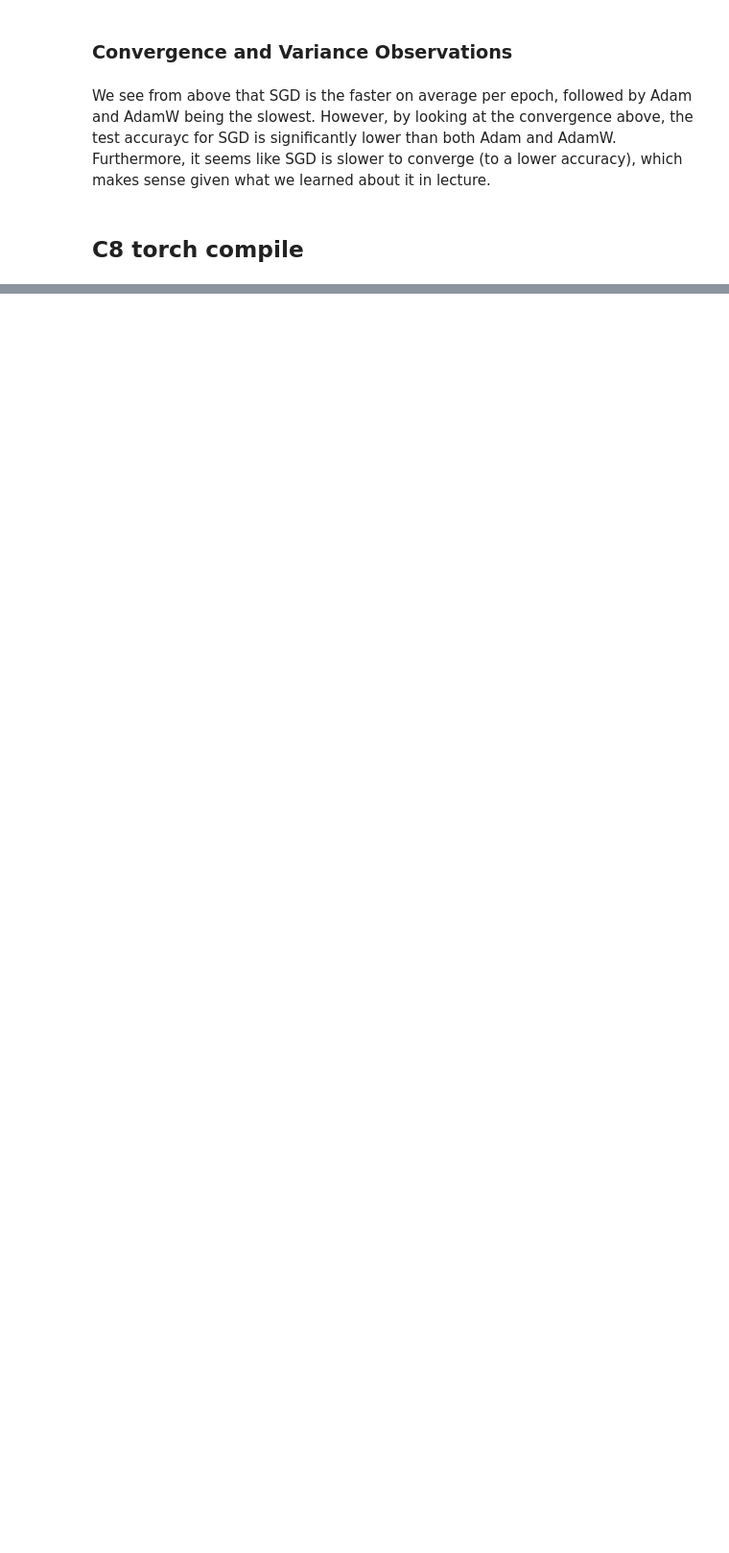
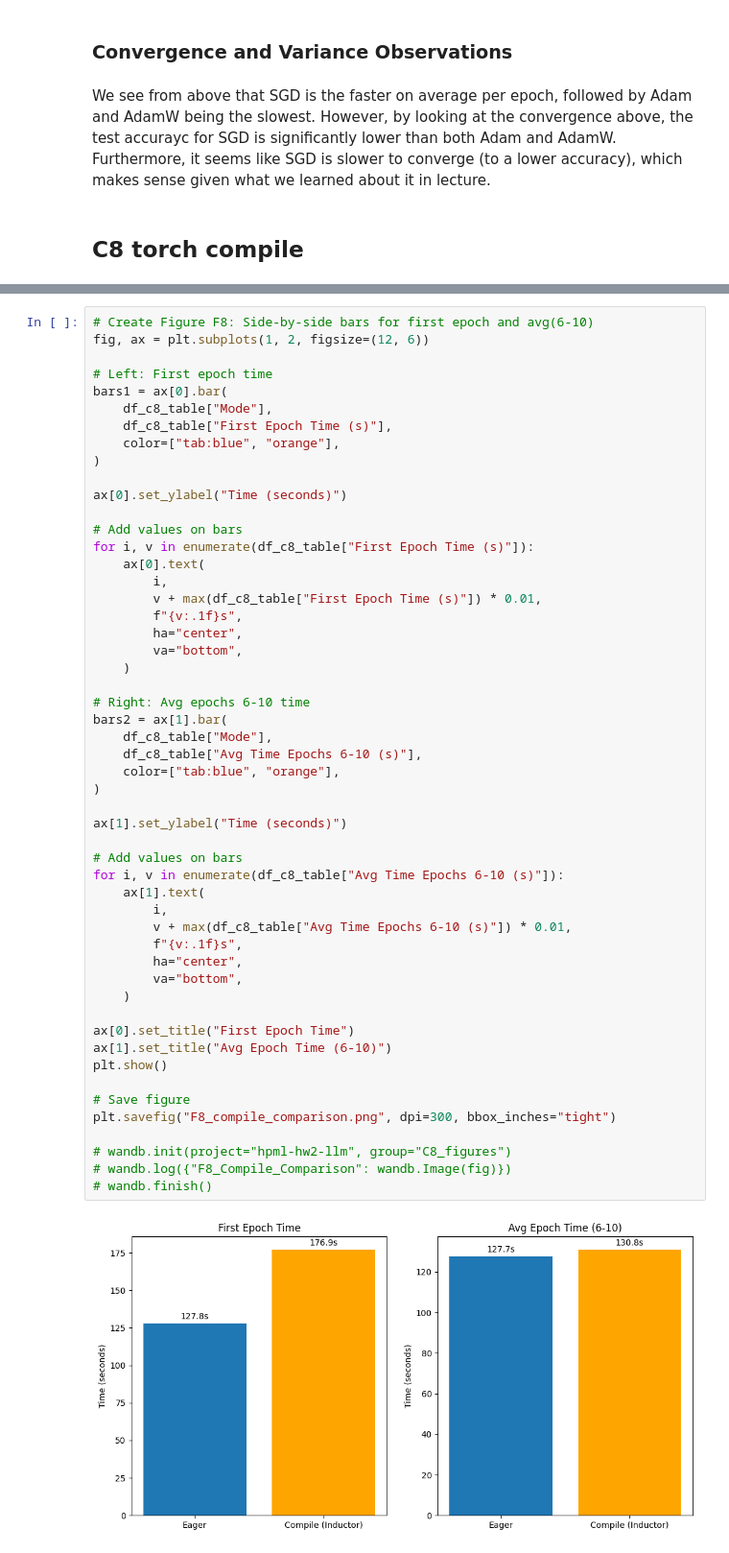
Before and after one commit to fred144/HPML_autumn25, a Jupyter notebook: pset2/hw2_fbg2107.ipynb, the cells around one changed output, grey strips where cells are left out. Shown: that part at 96% size. Drawn from its saved outputs; the diff is of its cells as text; blank space fills up the shorter version.

```diff
--- a/pset2/hw2_fbg2107.ipynb
+++ b/pset2/hw2_fbg2107.ipynb
@@ -1971,0 +2263,54 @@ We see from above that SGD is the faster on average per epoch, followed by Adam
+# %%
+# Create Figure F8: Side-by-side bars for first epoch and avg(6-10)
+fig, ax = plt.subplots(1, 2, figsize=(12, 6))
+
+# Left: First epoch time
+bars1 = ax[0].bar(
+    df_c8_table["Mode"],
+    df_c8_table["First Epoch Time (s)"],
+    color=["tab:blue", "orange"],
+)
+
+ax[0].set_ylabel("Time (seconds)")
+
+# Add values on bars
+for i, v in enumerate(df_c8_table["First Epoch Time (s)"]):
+    ax[0].text(
+        i,
+        v + max(df_c8_table["First Epoch Time (s)"]) * 0.01,
+        f"{v:.1f}s",
+        ha="center",
+        va="bottom",
+    )
+
+# Right: Avg epochs 6-10 time
+bars2 = ax[1].bar(
+    df_c8_table["Mode"],
+    df_c8_table["Avg Time Epochs 6-10 (s)"],
+    color=["tab:blue", "orange"],
+)
+
+ax[1].set_ylabel("Time (seconds)")
+
+# Add values on bars
+for i, v in enumerate(df_c8_table["Avg Time Epochs 6-10 (s)"]):
+    ax[1].text(
+        i,
+        v + max(df_c8_table["Avg Time Epochs 6-10 (s)"]) * 0.01,
+        f"{v:.1f}s",
+        ha="center",
+        va="bottom",
+    )
+
+ax[0].set_title("First Epoch Time")
+ax[1].set_title("Avg Epoch Time (6-10)")
+plt.show()
+
+# Save figure
+plt.savefig("F8_compile_comparison.png", dpi=300, bbox_inches="tight")
+
+# wandb.init(project="hpml-hw2-llm", group="C8_figures")
+# wandb.log({"F8_Compile_Comparison": wandb.Image(fig)})
+# wandb.finish()
+# %% [output]
+[figure, added]
```
Also changed, not shown: parts of 33 cells of this notebook.
